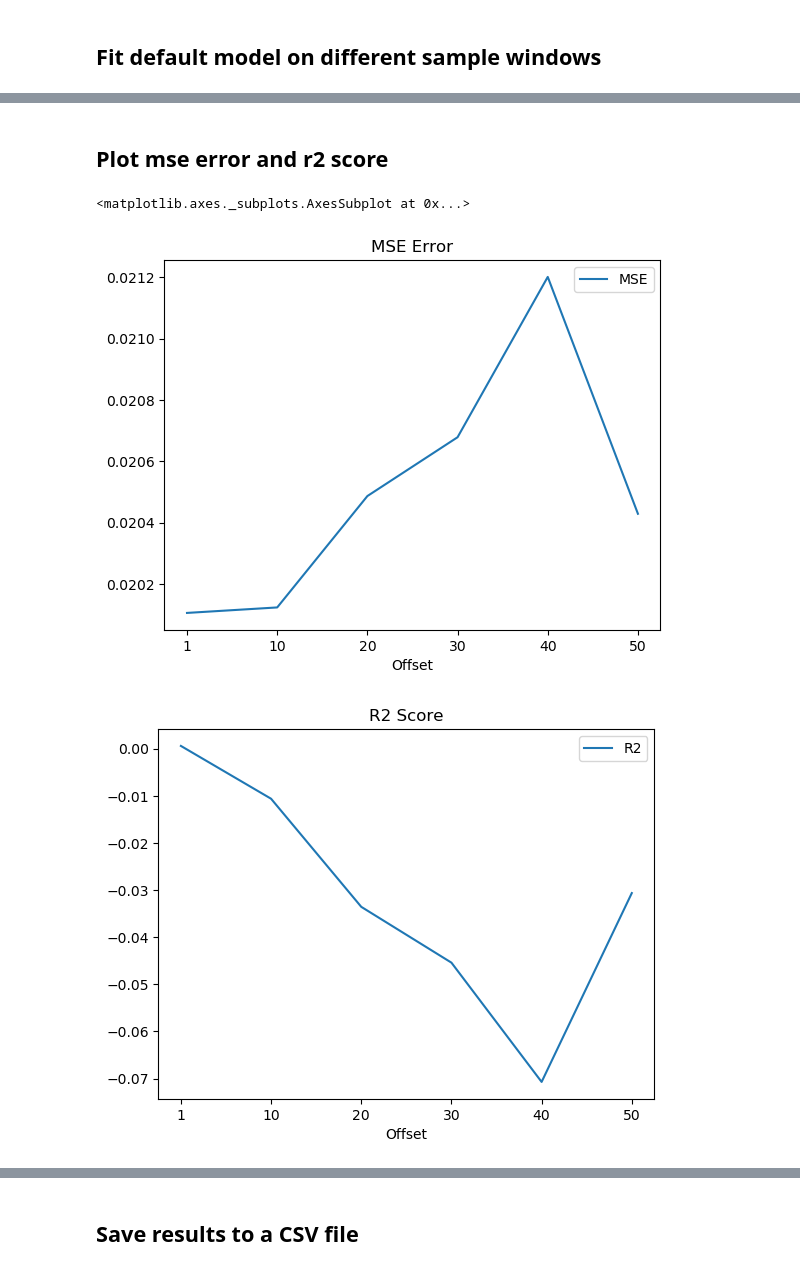
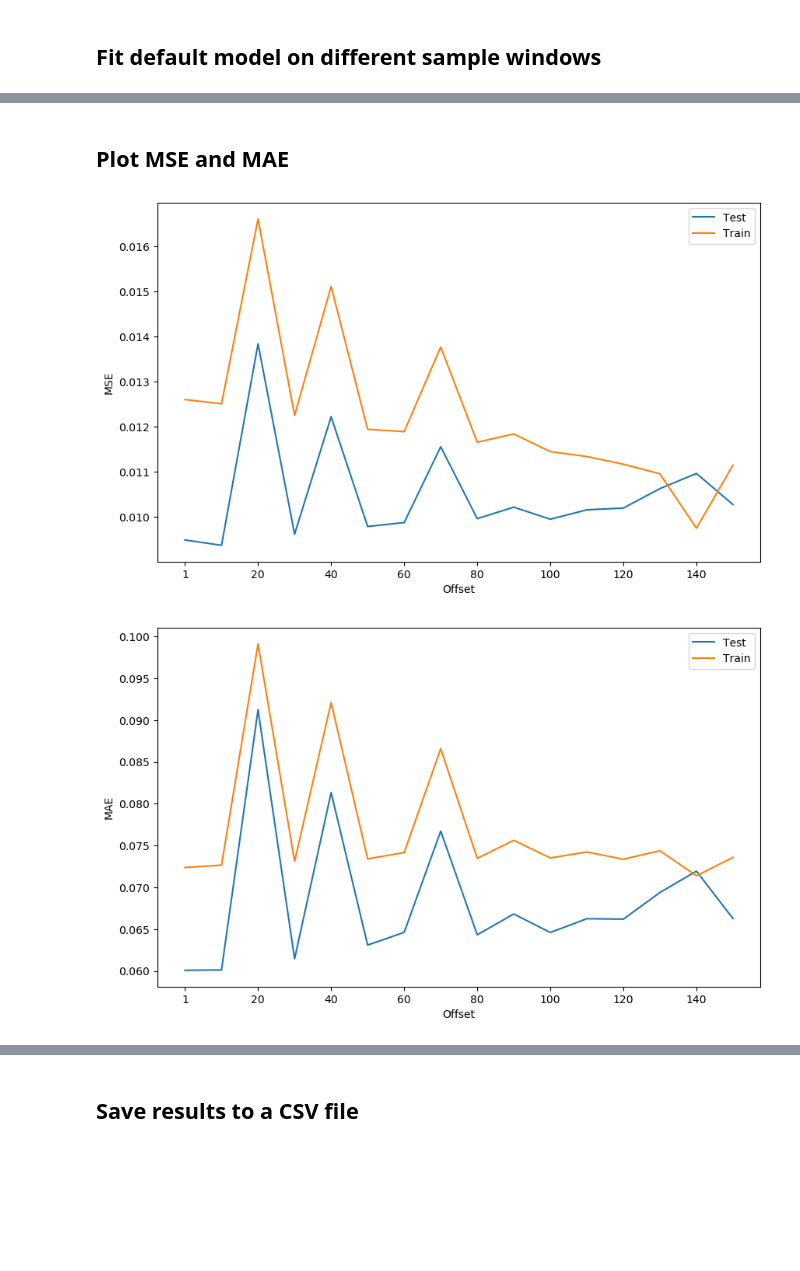
Before and after one commit to osdjp-lab/msc-degree-scripts, a Jupyter notebook: 2-window-size-selection/neural-network/mlp_window.ipynb, the cells around one changed output, grey strips where cells are left out. Saved outputs shown, nothing was run; the diff lists cells and outputs as text; code cells hidden in the pictures; blank space fills up the shorter version.

```diff
--- a/2-window-size-selection/neural-network/mlp_window.ipynb
+++ b/2-window-size-selection/neural-network/mlp_window.ipynb
@@ -84,12 +115,56 @@ for offset in ['1','10','20','30','40','50']:  # Subset (faster)
 # %% [markdown]
-## Plot mse error and r2 score
+## Plot MSE and MAE
 # %%
-sorted_mse = mse_results.sort_values(by='Offset')
-sorted_mse.plot(title='MSE Error', x='Offset')
+# MSE
 
-sorted_r2 = r2_results.sort_values(by='Offset')
-sorted_r2.plot(title='R2 Score', x='Offset', y='R2')
+test_sorted_mse = test_mse_results.sort_values(by='Offset')
+train_sorted_mse = train_mse_results.sort_values(by='Offset')
+
+# Individual plots
+# test_sorted_mse.plot(title='Test MSE', x='Offset')
+# train_sorted_mse.plot(title='Train MSE', x='Offset')
+
+fig, ax = plt.subplots(figsize=(10, 6))
+test_sorted_mse.plot(x='Offset', ax=ax)
+train_sorted_mse.plot(x='Offset', ax=ax)
+ax.legend(['Test', 'Train'])
+ax.set_xlabel('Offset')
+ax.set_ylabel('MSE')
+plt.show()
+
+# MAE
+
+test_sorted_mae = test_mae_results.sort_values(by='Offset')
+train_sorted_mae = train_mae_results.sort_values(by='Offset')
+
+# Individual plots
+# test_sorted_mae.plot(title='Test MAE', x='Offset')
+# train_sorted_mae.plot(title='Train MAE', x='Offset')
+
+fig, ax = plt.subplots(figsize=(10, 6))
+test_sorted_mae.plot(x='Offset', ax=ax)
+train_sorted_mae.plot(x='Offset', ax=ax)
+ax.legend(['Test', 'Train'])
+ax.set_xlabel('Offset')
+ax.set_ylabel('MAE')
+plt.show()
+
+# MAPE
+
+test_sorted_mape = test_mape_results.sort_values(by='Offset')
+train_sorted_mape = train_mape_results.sort_values(by='Offset')
+
+# Individual plots
+# test_sorted_mape.plot(title='Test MAPE', x='Offset')
+# train_sorted_mape.plot(title='Train MAPE', x='Offset')
+
+fig, ax = plt.subplots(figsize=(10, 6))
+test_sorted_mape.plot(x='Offset', ax=ax)
+train_sorted_mape.plot(x='Offset', ax=ax)
+ax.legend(['Test', 'Train'])
+ax.set_xlabel('Offset')
+ax.set_ylabel('MAPE')
+plt.show()
 # %% [output]
-<matplotlib.axes._subplots.AxesSubplot at 0x...>
-[figure, old version]
+[figure, new version]
-[figure, old version]
+[figure, new version]
```
Also changed, not shown: parts of 4 cells of this notebook, 2 other files.
